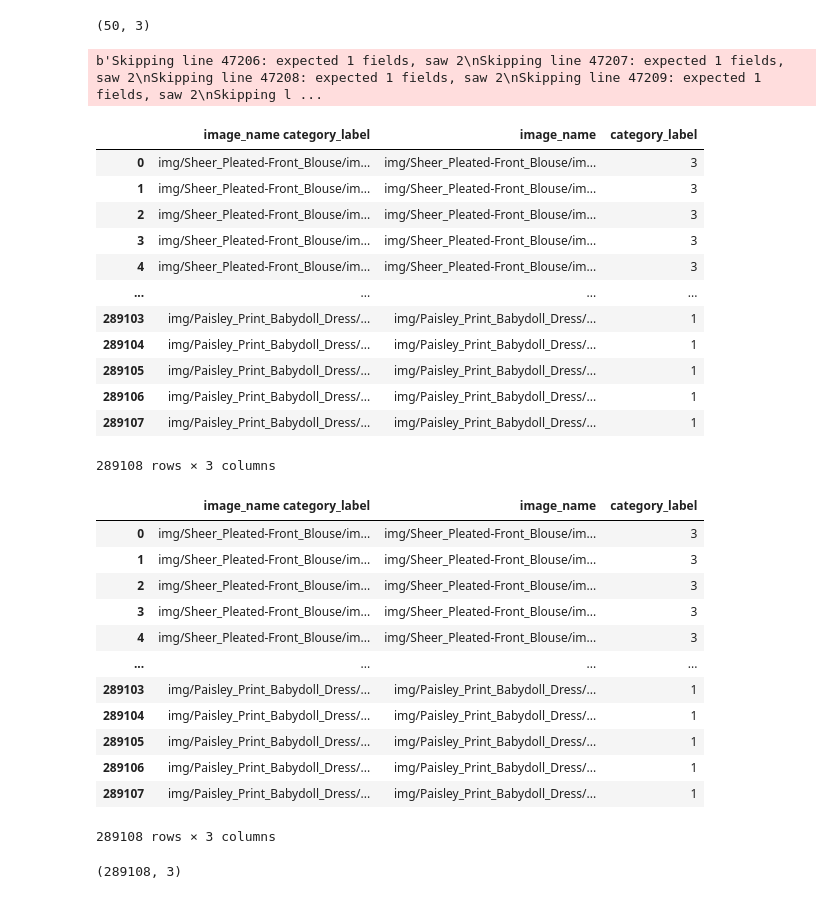
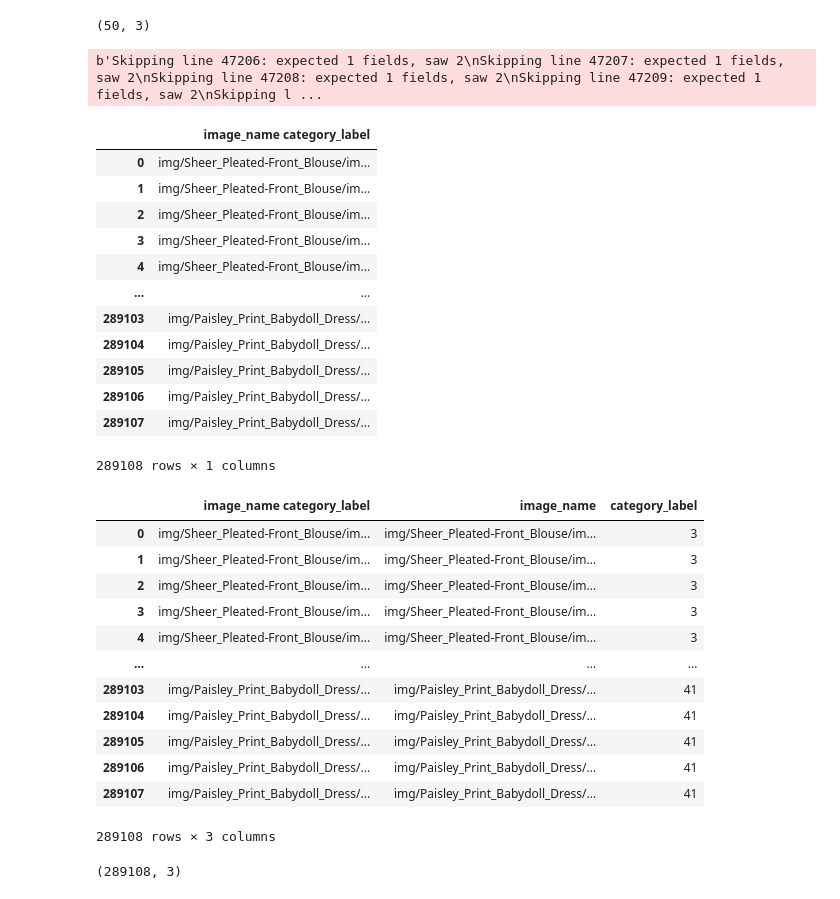
Before and after one commit to z2soo/Project, a Jupyter notebook: 의상_매칭_서비스/코드/001_파일전처리.ipynb, the cells around one changed output. Cells and saved outputs as stored; diff of their text form; code cells hidden in the pictures.

```diff
--- a/의상_매칭_서비스/코드/001_파일전처리.ipynb
+++ b/의상_매칭_서비스/코드/001_파일전처리.ipynb
@@ -144,35 +126,35 @@ df_3.to_csv('E:\Project\list_category_cloth.csv', header=True, index=False)
 # %%
 # 4. list_category_img
 
 # img name / category label
 # img 파일명에 대한 category label 값
 # category label 값 = list_category_cloth 50개의 행 번호 (상의,하의,한번 식별)
 
 df_4 = pd.read_csv('E:\Project\list_category_img.txt', error_bad_lines=False)
 # 에러나는 부분 있어서 skip 설정
-display(df_2)
+display(df_4)
 
 df_4.columns #['image_name  category_label']
-df_4['image_name'] = df_4['image_name  category_label'].str[:-1]
-df_4['category_label'] = df_4['image_name  category_label'].str[-1]
+df_4['image_name'] = df_4['image_name  category_label'].str[:-2]
+df_4['category_label'] = df_4['image_name  category_label'].str[-2:]
 display(df_4)
 print(df_4.shape)
 df_4.to_csv('E:\Project\list_category_img.csv', header=True, index=False)
 # %% [output]
 b'Skipping line 47206: expected 1 fields, saw 2\nSkipping line 47207: expected 1 fields, saw 2\nSkipping line 47208: expected 1 fields, saw 2\nSkipping line 47209: expected 1 fields, saw 2\nSkipping l ...
-|  | image_name category_label | image_name | category_label |
-| 0 | img/Sheer_Pleated-Front_Blouse/im... | img/Sheer_Pleated-Front_Blouse/im... | 3 |
-| 1 | img/Sheer_Pleated-Front_Blouse/im... | img/Sheer_Pleated-Front_Blouse/im... | 3 |
-| 2 | img/Sheer_Pleated-Front_Blouse/im... | img/Sheer_Pleated-Front_Blouse/im... | 3 |
-| 3 | img/Sheer_Pleated-Front_Blouse/im... | img/Sheer_Pleated-Front_Blouse/im... | 3 |
-| 4 | img/Sheer_Pleated-Front_Blouse/im... | img/Sheer_Pleated-Front_Blouse/im... | 3 |
-| ... | ... | ... | ... |
-| 289103 | img/Paisley_Print_Babydoll_Dress/... | img/Paisley_Print_Babydoll_Dress/... | 1 |
-| 289104 | img/Paisley_Print_Babydoll_Dress/... | img/Paisley_Print_Babydoll_Dress/... | 1 |
-| 289105 | img/Paisley_Print_Babydoll_Dress/... | img/Paisley_Print_Babydoll_Dress/... | 1 |
-| 289106 | img/Paisley_Print_Babydoll_Dress/... | img/Paisley_Print_Babydoll_Dress/... | 1 |
-| 289107 | img/Paisley_Print_Babydoll_Dress/... | img/Paisley_Print_Babydoll_Dress/... | 1 |
+|  | image_name category_label |
+| 0 | img/Sheer_Pleated-Front_Blouse/im... |
+| 1 | img/Sheer_Pleated-Front_Blouse/im... |
+| 2 | img/Sheer_Pleated-Front_Blouse/im... |
+| 3 | img/Sheer_Pleated-Front_Blouse/im... |
+| 4 | img/Sheer_Pleated-Front_Blouse/im... |
+| ... | ... |
+| 289103 | img/Paisley_Print_Babydoll_Dress/... |
+| 289104 | img/Paisley_Print_Babydoll_Dress/... |
+| 289105 | img/Paisley_Print_Babydoll_Dress/... |
+| 289106 | img/Paisley_Print_Babydoll_Dress/... |
+| 289107 | img/Paisley_Print_Babydoll_Dress/... |
-289108 rows × 3 columns
+289108 rows × 1 columns
 |  | image_name category_label | image_name | category_label |
 | 0 | img/Sheer_Pleated-Front_Blouse/im... | img/Sheer_Pleated-Front_Blouse/im... | 3 |
 | 1 | img/Sheer_Pleated-Front_Blouse/im... | img/Sheer_Pleated-Front_Blouse/im... | 3 |
@@ -180,10 +162,10 @@ b'Skipping line 47206: expected 1 fields, saw 2\nSkipping line 47207: expected 1
 | 3 | img/Sheer_Pleated-Front_Blouse/im... | img/Sheer_Pleated-Front_Blouse/im... | 3 |
 | 4 | img/Sheer_Pleated-Front_Blouse/im... | img/Sheer_Pleated-Front_Blouse/im... | 3 |
 | ... | ... | ... | ... |
-| 289103 | img/Paisley_Print_Babydoll_Dress/... | img/Paisley_Print_Babydoll_Dress/... | 1 |
-| 289104 | img/Paisley_Print_Babydoll_Dress/... | img/Paisley_Print_Babydoll_Dress/... | 1 |
-| 289105 | img/Paisley_Print_Babydoll_Dress/... | img/Paisley_Print_Babydoll_Dress/... | 1 |
-| 289106 | img/Paisley_Print_Babydoll_Dress/... | img/Paisley_Print_Babydoll_Dress/... | 1 |
-| 289107 | img/Paisley_Print_Babydoll_Dress/... | img/Paisley_Print_Babydoll_Dress/... | 1 |
+| 289103 | img/Paisley_Print_Babydoll_Dress/... | img/Paisley_Print_Babydoll_Dress/... | 41 |
+| 289104 | img/Paisley_Print_Babydoll_Dress/... | img/Paisley_Print_Babydoll_Dress/... | 41 |
+| 289105 | img/Paisley_Print_Babydoll_Dress/... | img/Paisley_Print_Babydoll_Dress/... | 41 |
+| 289106 | img/Paisley_Print_Babydoll_Dress/... | img/Paisley_Print_Babydoll_Dress/... | 41 |
+| 289107 | img/Paisley_Print_Babydoll_Dress/... | img/Paisley_Print_Babydoll_Dress/... | 41 |
 289108 rows × 3 columns
 (289108, 3)
```
Also changed, not shown: parts of 2 cells of this notebook.
